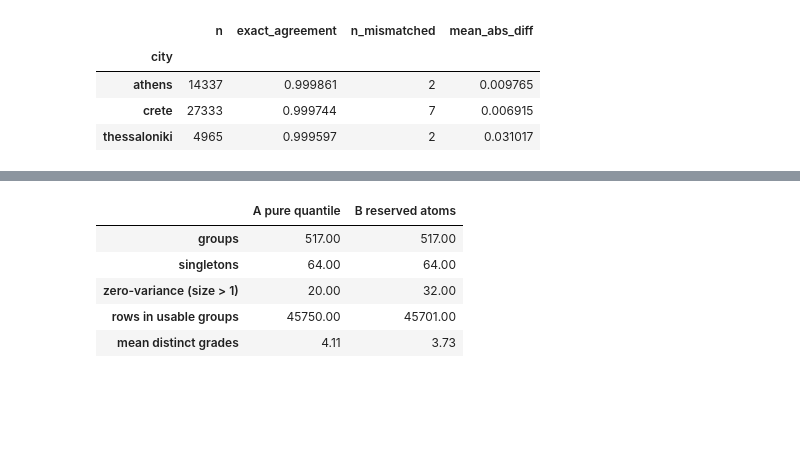
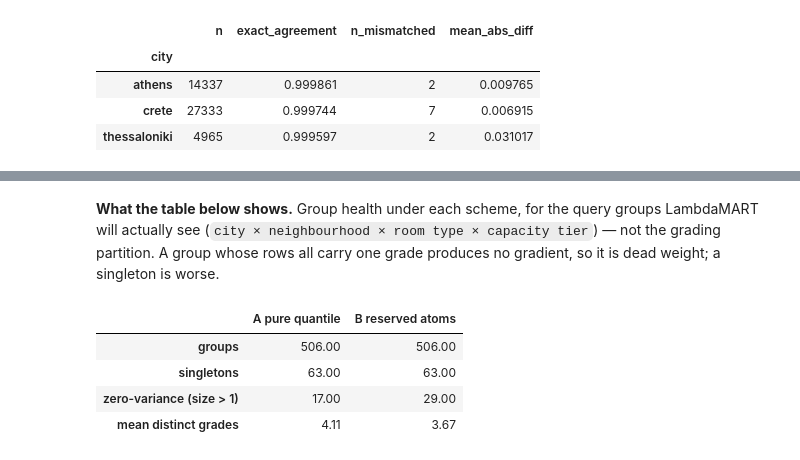
Before and after one commit to ntinasf/rental-ranking, a Jupyter notebook: notebooks/02_label_validation.ipynb, the cells around one changed output, grey strips where cells are left out. Saved outputs shown, nothing was run; the diff lists cells and outputs as text; code cells hidden in the pictures; blank space fills up the shorter version.

```diff
--- a/notebooks/02_label_validation.ipynb
+++ b/notebooks/02_label_validation.ipynb
@@ -378,0 +192,18 @@ ranked.pivot_table(index="city", columns="cohort", values=LABEL, aggfunc="mean")
+# %%
+ranked["bucket"] = pd.cut(
+    ranked[LABEL], [-0.01, 0.0001, 0.9999, 1.01], labels=["exactly 0.0", "interior", "exactly 1.0"]
+)
+
+age = ranked["T"] - ranked["first_review"]
+ranked["cohort"] = np.where(
+    ranked["first_review"].isna(),
+    "never reviewed",
+    np.where(age < pd.Timedelta(days=365), "new this year", "established"),
+)
+
+eda.plot_group_composition(
+    ranked["bucket"],
+    ranked["cohort"],
+    ranked["city"],
+    title="Who sits in each atom — the two spikes are not one population",
+);
@@ -478,10 +835,6 @@ establishes what the grading has to accommodate.
 # %%
-# The production partition is city x room_type x price tier, but price imputation is step 4
-# and lives in features/price.py. Dropping the tier here moves nothing that matters: scheme B's
-# end grades are the atoms, which are partition-independent, and scheme A is 20 % each by
-# construction. Verified: cold-start burial 39.2 % here vs 40.6 % with the tier.
-ranked["room_grp"] = np.where(
-    ranked["room_type"].isin(["Entire home/apt", "Private room"]), ranked["room_type"], "Other"
+ranked["room_grp"] = ranked["room_type"].where(
+    ranked["room_type"].isin(["Entire home/apt", "Private room"]), "Other"
 )
 PARTITION = ["city", "room_grp"]
 
@@ -553,33 +922,34 @@ absolute count are different claims.
+# %% [markdown]
+**What the table below shows.** Group health under each scheme, for the query groups
+LambdaMART will actually see (`city × neighbourhood × room type × capacity tier`) — not the
+grading partition. A group whose rows all carry one grade produces no gradient, so it is dead
+weight; a singleton is worse.
 # %%
-# The gradient sees query groups, not grading partitions. A group whose rows all share one
-# grade contributes nothing to LambdaMART, so count them here rather than in Phase 3.
 ranked["capacity_tier"] = pd.cut(
-    ranked["accommodates"], [0, 2, 4, 6, 100], labels=["1-2", "3-4", "5-6", "7+"]
+    ranked["accommodates"], [0, 2, 4, 7, 100], labels=["1-2", "3-4", "5-7", "8+"]
 )
 QUERY_GROUP = ["city", "neighbourhood_cleansed", "room_grp", "capacity_tier"]
 
 
 def group_health(grade_column: str) -> pd.Series:
     graded = ranked.dropna(subset=[grade_column]).groupby(QUERY_GROUP, observed=True)[grade_column]
     sizes, distinct = graded.size(), graded.nunique()
     return pd.Series(
         {
             "groups": len(sizes),
             "singletons": int(sizes.eq(1).sum()),
             "zero-variance (size > 1)": int(((distinct == 1) & (sizes > 1)).sum()),
-            "rows in usable groups": int(sizes[(sizes > 1) & (distinct > 1)].sum()),
-            "mean distinct grades": distinct[sizes > 1].mean().round(2),
+            "mean distinct grades": round(distinct[sizes > 1].mean(), 2),
         }
     )
 
 
 pd.DataFrame(
     {"A pure quantile": group_health("grade_A"), "B reserved atoms": group_health("grade_B")}
 )
 # %% [output]
 |  | A pure quantile | B reserved atoms |
-| groups | 517.00 | 517.00 |
-| singletons | 64.00 | 64.00 |
-| zero-variance (size > 1) | 20.00 | 32.00 |
-| rows in usable groups | 45750.00 | 45701.00 |
-| mean distinct grades | 4.11 | 3.73 |
+| groups | 506.00 | 506.00 |
+| singletons | 63.00 | 63.00 |
+| zero-variance (size > 1) | 17.00 | 29.00 |
+| mean distinct grades | 4.11 | 3.67 |
```
Also changed, not shown: parts of 88 cells of this notebook, 8 other files.
